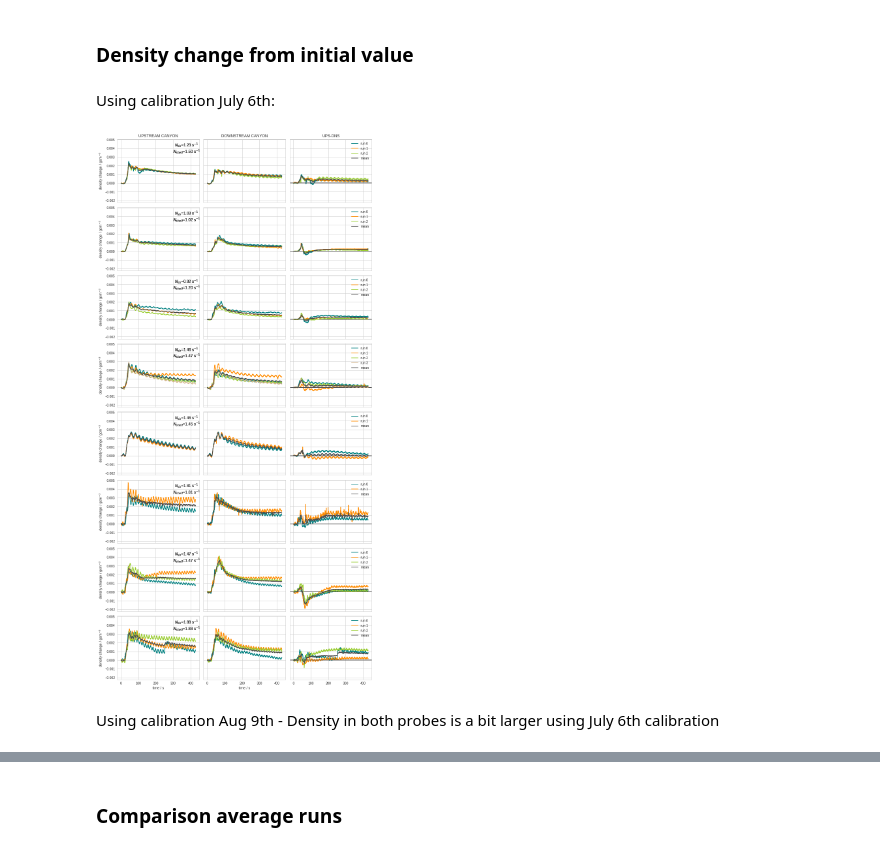
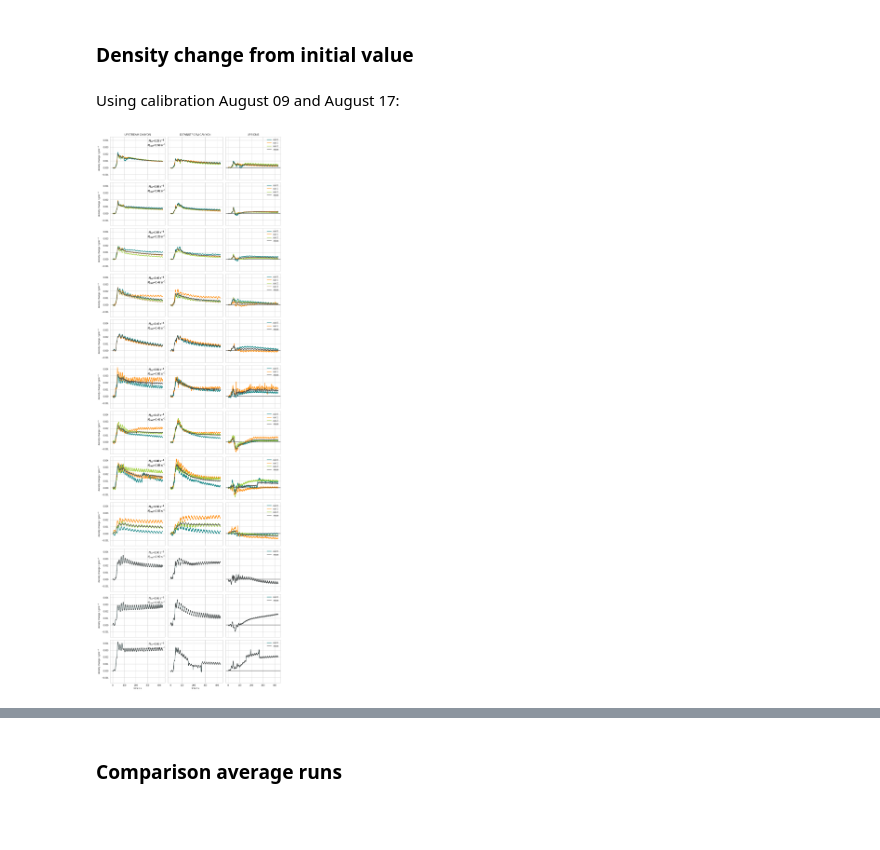
Before and after one commit to UBC-MOAD/MultipleCanyons, a Jupyter notebook: lab/Conduino/notebooks/all_experiments_two_canyons.ipynb, the cells around one changed output, grey strips where cells are left out. Saved outputs shown, nothing was run; the diff lists cells and outputs as text; code cells hidden in the pictures; blank space fills up the shorter version.

Commit message:
added exps august 17, 18 ,19

```diff
--- a/lab/Conduino/notebooks/all_experiments_two_canyons.ipynb
+++ b/lab/Conduino/notebooks/all_experiments_two_canyons.ipynb
@@ -204,3 +271,9 @@ exp_Norder = [A02,A03,A05,A04,A01,A07,A06,A08]
+# %%
+exp_dicts = [T01,T02,T03,T04,T05,T06,T07,T08,T09,T10,T11,T12]
+exp_num = len(exp_dicts) # number of experiment dictionaries
+
+colors = ['teal','darkorange','yellowgreen', 'tan']
+exp_Norder = [T02,T03,T05,T04,T01,T07,T06,T09,T08,T10,T11,T12]
 # %% [markdown]
 ### READINGS
 # %%
@@ -251,7 +324,7 @@ Text(0.5,0,'time / s')
 # %% [markdown]
 ### Density change from initial value
-# %% [markdown]
-Using calibration July 6th:
+# %% [markdown]
+Using calibration August 09 and August 17:
 # %%
 fig, ax = plt.subplots(exp_num, 3, figsize=(12,exp_num*3), sharey=True, sharex=True)
 
@@ -261,35 +334,38 @@ ax[0,2].set_title('UPS-DNS')
 
 for exp, kk in zip(exp_dicts, range(exp_num)):
     avg1 = np.zeros_like(time)
     avg2 = np.zeros_like(time)
     avg3 = np.zeros_like(time)
     for ii,col in zip(range(len(exp['run_files'])),colors):
+
         filepath = exp['dir']+exp['run_files'][ii]
         mat = sio.loadmat(filepath, squeeze_me=True)
         P1 = mat['ch1']
         P2 = mat['ch2']
         time = mat['time']
-        dens1 = ctools.densANK1_06Jul19(P1)
-        dens2 = ctools.densANK2_06Jul19(P2)
+        if exp['calibration']=='09Aug19':
+            dens1 = ctools.densANK1_09Aug19(P1)
+            dens2 = ctools.densANK2_09Aug19(P2)
+        else:
+            dens1 = ctools.densANK1_17Aug19(P1)
+            dens2 = ctools.densANK2_17Aug19(P2)
         ax[kk,0].plot(time, dens1-dens1[0],'-',color=col, label='run %d' %ii)
         ax[kk,1].plot(time, dens2-dens2[0],'-',color=col, label='run %d' %ii)
         ax[kk,2].axhline(0, color='0.3')
         ax[kk,2].plot(time, (dens1-dens1[0])-(dens2-dens2[0]),'-',color=col, label='run %d' %ii)
         ax[kk,0].text(0.70,0.88,'$N_{sb}$=%1.2f s$^{-1}$' %exp["Nsb"], transform=ax[kk,0].transAxes)
         ax[kk,0].text(0.68,0.78,'$N_{shelf}$=%1.2f s$^{-1}$' %exp["Nshelf"], transform=ax[kk,0].transAxes)
         avg1 = avg1+(dens1-dens1[0])
         avg2 = avg2+(dens2-dens2[0])
         avg3 = avg3+((dens1-dens1[0])-(dens2-dens2[0]))
     ax[kk,0].plot(time, avg1/(len(exp['run_files'])),'-',color='0.3', label='mean')
     ax[kk,1].plot(time, avg2/(len(exp['run_files'])),'-',color='0.3', label='mean')
     ax[kk,2].plot(time, avg3/(len(exp['run_files'])),'-',color='0.3', label='mean')
     ax[kk,0].set_ylabel('density change / gcm$^{-3}$')
     ax[kk,2].legend(bbox_to_anchor=(1,1))
 
 ax[kk,0].set_xlabel('time / s')
 ax[kk,1].set_xlabel('time / s')
 plt.tight_layout()
 # %% [output]
-[figure, old version]
+[figure, new version]
-# %% [markdown]
-Using calibration Aug 9th - Density in both probes is a bit larger using July 6th calibration
```
Also changed, not shown: parts of 14 cells of this notebook, 6 other files.
